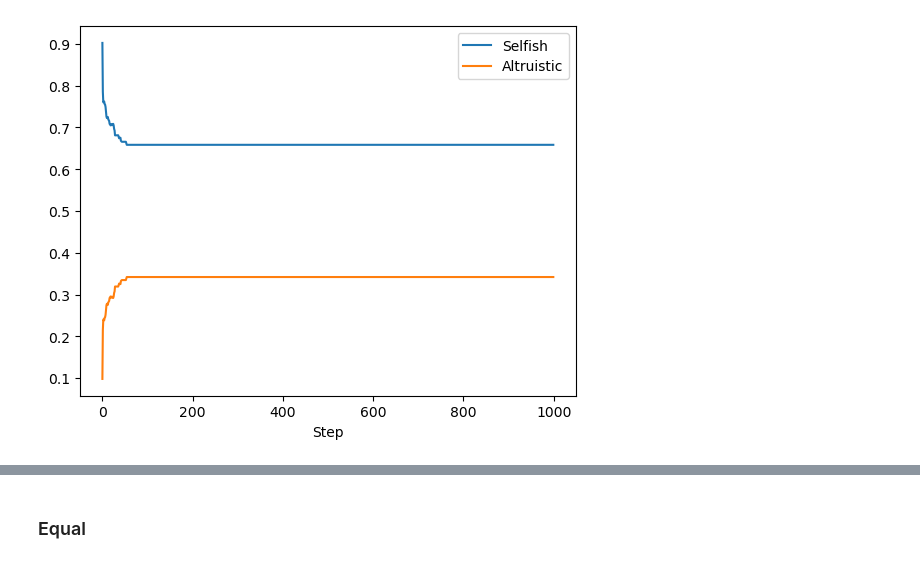
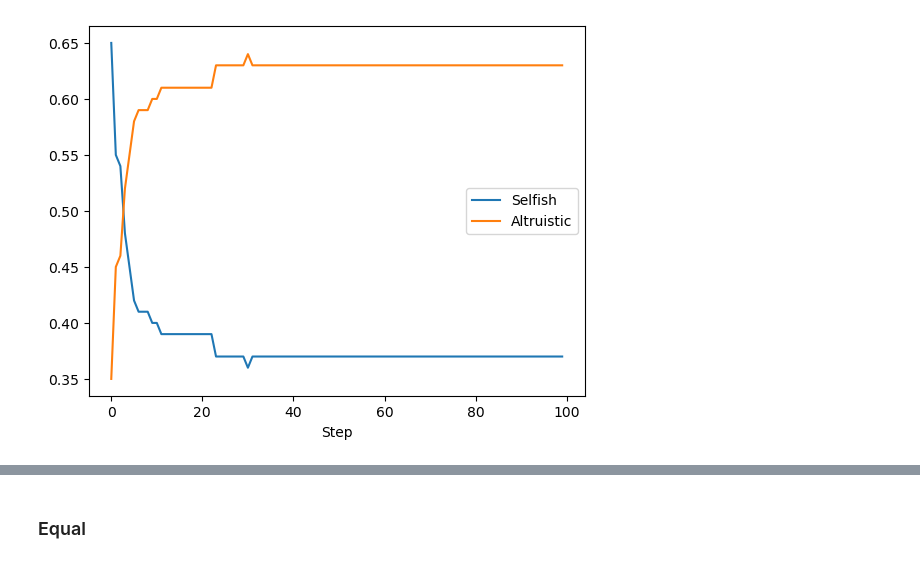
Before and after one commit to pollockDeVis/sfi_hw_normal_change, a Jupyter notebook: combined_model.ipynb, the cells around one changed output, grey strips where cells are left out. Cells and saved outputs as stored; diff of their text form; code cells hidden in the pictures.

```diff
--- a/combined_model.ipynb
+++ b/combined_model.ipynb
@@ -203,42 +236,44 @@ class SocialNormModel(Model):
 # %%
 seed = 42
 random.seed(seed)
 np.random.seed(seed)
 
 # Normal Single Run
 
 model = SocialNormModel(
-            num_agents = 1000,
+            num_agents = 100,
             avg_node_degree=1,
             rewiring_prob=0.05,
             initial_wealth = 100,
-            growth_rate = 0.01,
-            trade_ratio = 0.05,
-            salary = 0.1,
-            expenditure = 8,
-            donation_ratio = 0.01,
-            ratio_of_altruistic_agents=0.10,
+            growth_rate = 0.01, #0.001,
+            trade_ratio = 0.05, #0.05,
+            salary = 0.01, #0.1,
+            max_expenditure = 15,
+            min_expenditure=5,
+            donation_ratio = 0.01, #not sensitive
+            ratio_of_altruistic_agents=0.354,
             sufficiency_threshold = 6,
-            wealth_distribution="normal",
+            wealth_distribution="unequal",
+            norm_change_probability=0.60,
 
 )
 
 # Run the model
-timesteps = 1000
+timesteps = 100
 model.run_model(timesteps)
 
 # Get the data
 data = model.datacollector.get_agent_vars_dataframe()
 
 # Plot the percentage of altruistic agents over time
 norm_counts = data.groupby("Step")["Norm"].value_counts(normalize=True).unstack().fillna(0)
 norm_counts.plot()
 
 # Change legend labels
 plt.legend(["Selfish", "Altruistic"])
 plt.show()
 # %% [output]
-[figure, old version]
+[figure, new version]
 # %%
 # Function to plot wealth distribution
 def plot_wealth_distribution(model):
```
Also changed, not shown: parts of 4 cells of this notebook.
